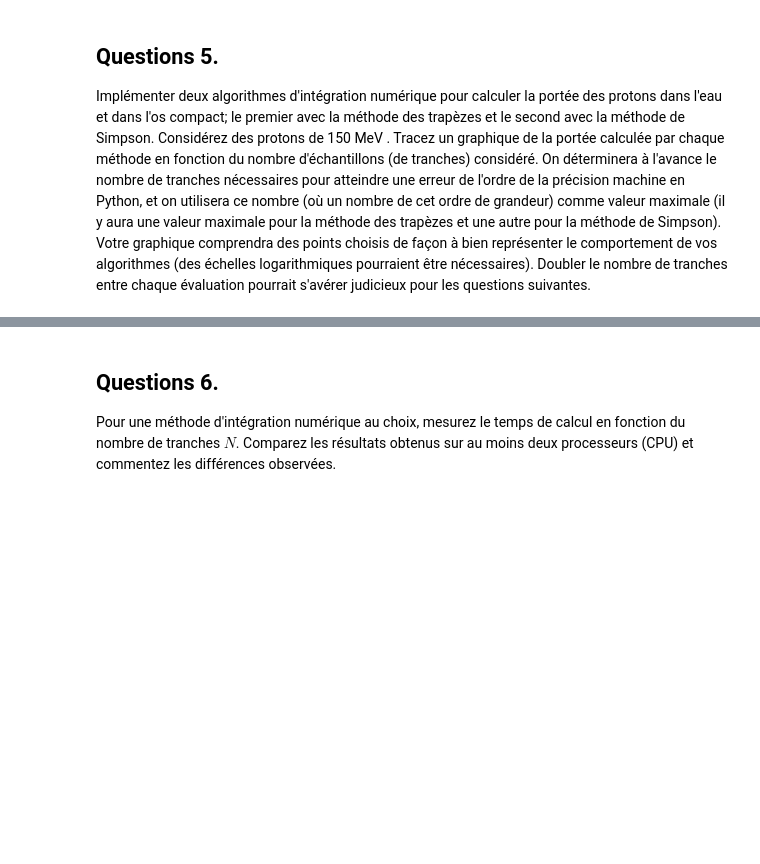
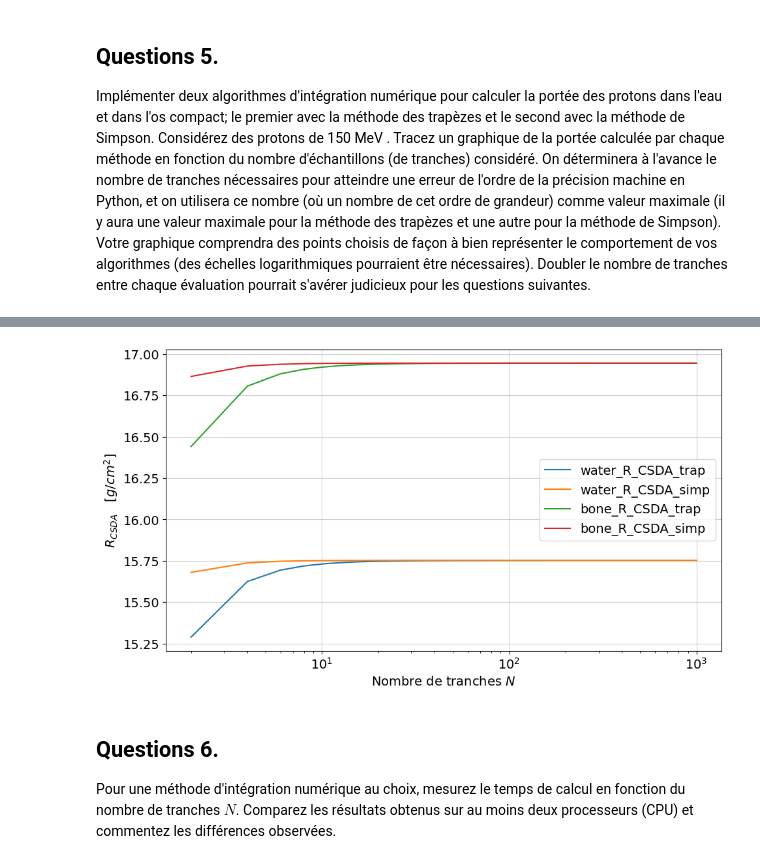
Before and after one commit to Eloi-Blouin/GPH-University-Laval-Course, a Jupyter notebook: Ulaval Session 8 Hiver 2026/Physique Numérique/TP1/TP1_ÉloiBlouin_ClémentPoulin.ipynb, the cells around one changed output, grey strips where cells are left out. Drawn from its saved outputs; the diff is of its cells as text; code cells hidden in the pictures; blank space fills up the shorter version.

```diff
--- a/Ulaval Session 8 Hiver 2026/Physique Numérique/TP1/TP1_ÉloiBlouin_ClémentPoulin.ipynb
+++ b/Ulaval Session 8 Hiver 2026/Physique Numérique/TP1/TP1_ÉloiBlouin_ClémentPoulin.ipynb
@@ -394,31 +393,21 @@ def simpson(function: Callable[[float], float], a: float, b: float, N: int) -> f
     return (function(a) + function(b) + 4.0 * s1 + 2.0 * s2) * h / 3.0
 
 
-def run_analysis(material_name, N):
+def run_analysis(material_name, N_trap, N_simp):
     rho, n_e, I = get_material_properties(material_name)
-    f_inv_S = lambda T: rho / calculate_S_col(n_e, I, T)
+    f_inv_S = lambda T: (rho / calculate_S_col(n_e, I, T)) * 1e-4    # g/m^2 -> g/cm^2
 
     # Calculs via compréhensions de listes
-    trap_results = [trapeze(f_inv_S, 1e-5, 150, n) for n in N]
-    simp_results = [simpson(f_inv_S, 1e-5, 150, n) for n in N]
+    trap_results = [trapeze(f_inv_S, 3e6, 150e6, n) * cte.e for n in N_trap]
+    simp_results = [simpson(f_inv_S, 3e6, 150e6, n) * cte.e for n in N_simp]
 
     return trap_results, simp_results
 # %%
-N = np.arange(2, 41, 2)
-water_R_CSDA_trap, water_R_CSDA_simp = run_analysis("water", N)
-bone_R_CSDA_trap, bone_R_CSDA_simp = run_analysis("bone", N)
+%%timeit -r 3 -n 5    # run cell 3 times with a repetition of 5
 
-plt.figure(figsize=(11, 6))
+N_trap = np.arange(2, 1001, 2)
+N_simp = np.arange(2, 1001, 2)
 
-plt.plot(N, water_R_CSDA_trap, label="water_R_CSDA_trap")
-plt.plot(N, water_R_CSDA_simp, label="water_R_CSDA_simp")
-plt.plot(N, bone_R_CSDA_trap, label="bone_R_CSDA_trap")
-plt.plot(N, bone_R_CSDA_simp, label="bone_R_CSDA_simp")
-
-plt.xlabel(r"Nombre de tranches $N$")
-plt.ylabel(r"$R_{CSDA}\quad[g/m^2]$")
-
-plt.grid(alpha=0.6)
-plt.legend()
-plt.show()
+water_R_CSDA_trap, water_R_CSDA_simp = run_analysis("water", N_trap, N_simp)
+bone_R_CSDA_trap, bone_R_CSDA_simp = run_analysis("bone", N_trap, N_simp)
 # %% [output]
@@ -426,3 +415,21 @@ plt.show()
+# %%
+plt.figure(figsize=(11, 6))
+
+plt.plot(N_trap, water_R_CSDA_trap, label="water_R_CSDA_trap")
+plt.plot(N_simp, water_R_CSDA_simp, label="water_R_CSDA_simp")
+plt.plot(N_trap, bone_R_CSDA_trap, label="bone_R_CSDA_trap")
+plt.plot(N_simp, bone_R_CSDA_simp, label="bone_R_CSDA_simp")
+
+plt.xlabel(r"Nombre de tranches $N$")
+plt.ylabel(r"$R_{CSDA}\quad[g/cm^2]$")
+
+plt.xscale('log')
+
+plt.grid(alpha=0.6)
+plt.legend(loc='center right')
+plt.show()
+# %% [output]
+[figure, added]
 # %% [markdown]
 ## Questions 6.
 Pour une méthode d'intégration numérique au choix, mesurez le temps de calcul en fonction du nombre de tranches $N$. Comparez les résultats obtenus sur au moins deux processeurs (CPU) et commentez les différences observées.
```
Also changed, not shown: parts of 3 cells of this notebook, 1 other file.
